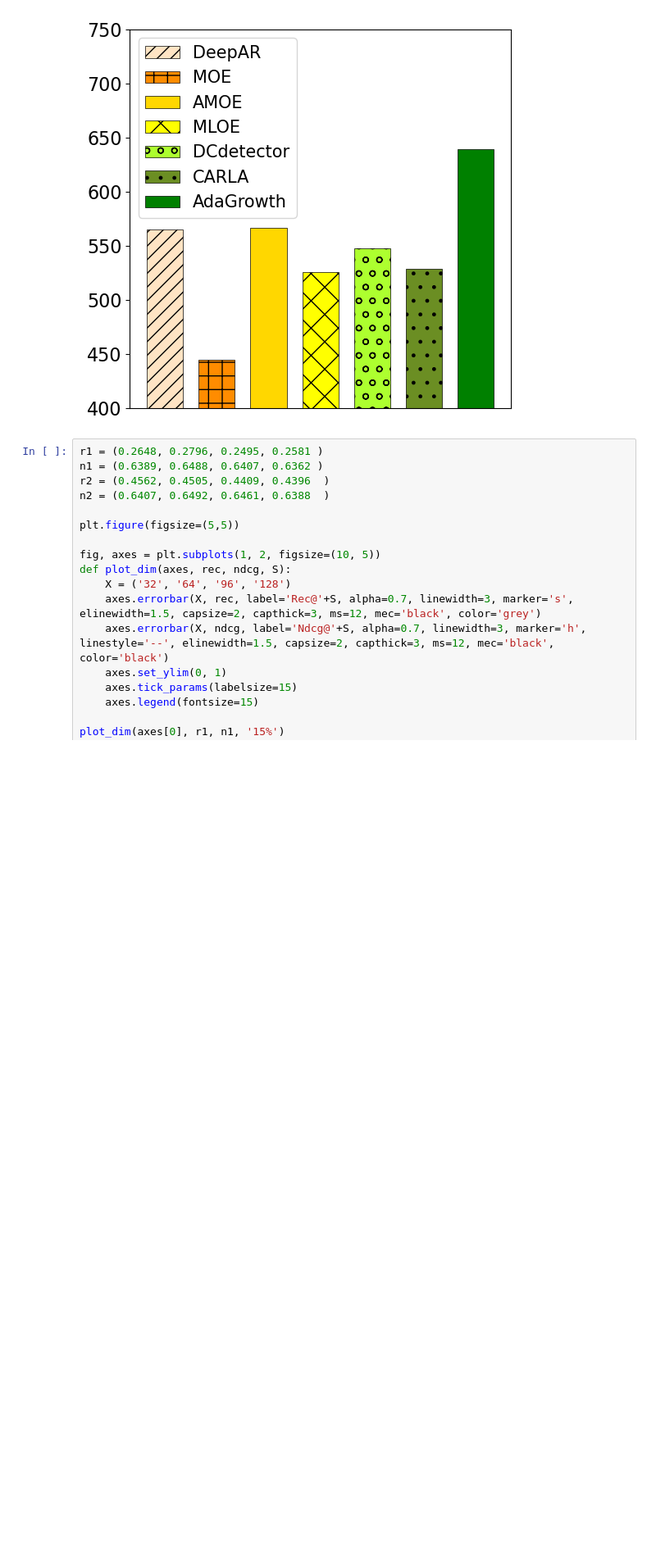
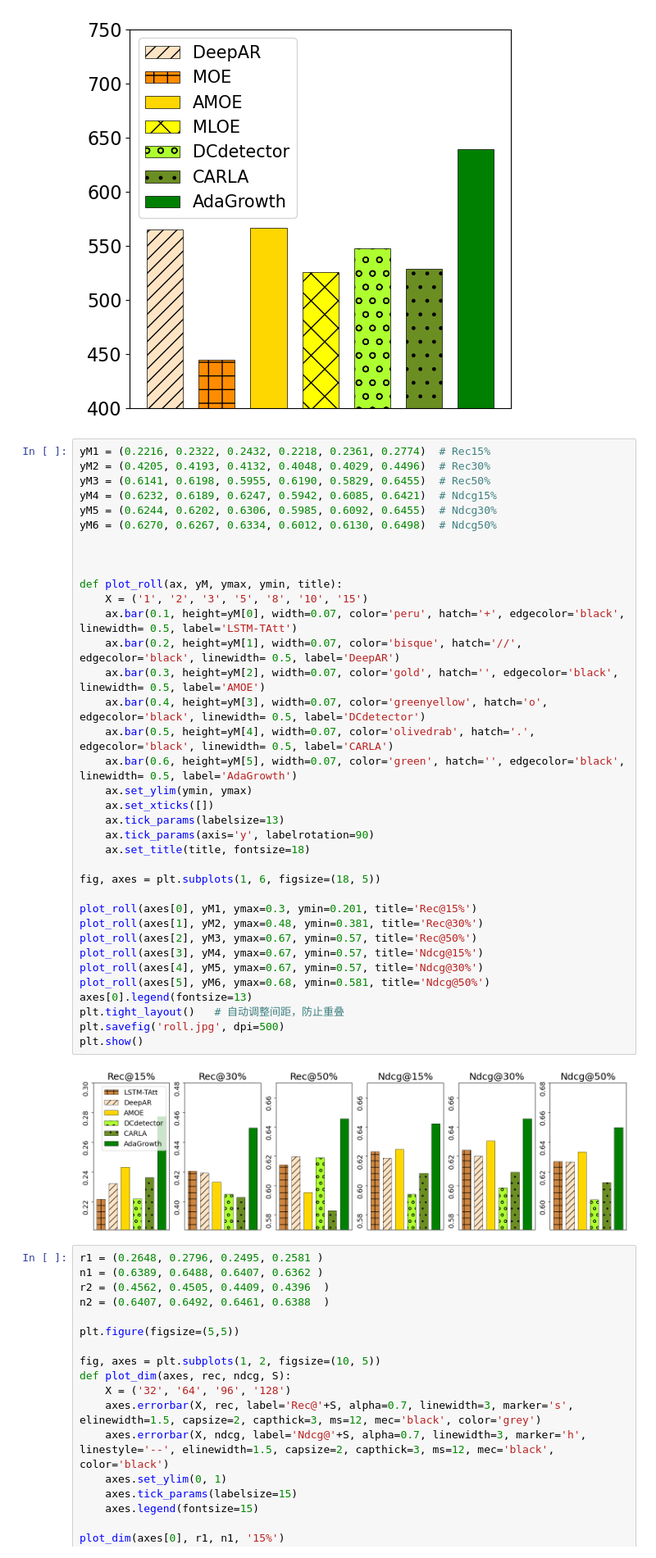
Before and after one commit to ZaccWu/RaisingTSA, a Jupyter notebook: _visualize.ipynb, the cells around one changed output. Shown at 82% size. Cells and saved outputs as stored; diff of their text form; blank space fills up the shorter version.

```diff
--- a/_visualize.ipynb
+++ b/_visualize.ipynb
@@ -81,6 +81,44 @@ plt.savefig('econ30.jpg', dpi=500)
 plt.show()
 # %% [output]
 [figure]
+# %%
+yM1 = (0.2216, 0.2322, 0.2432, 0.2218, 0.2361, 0.2774)  # Rec15%
+yM2 = (0.4205, 0.4193, 0.4132, 0.4048, 0.4029, 0.4496)  # Rec30%
+yM3 = (0.6141, 0.6198, 0.5955, 0.6190, 0.5829, 0.6455)  # Rec50%
+yM4 = (0.6232, 0.6189, 0.6247, 0.5942, 0.6085, 0.6421)  # Ndcg15%
+yM5 = (0.6244, 0.6202, 0.6306, 0.5985, 0.6092, 0.6455)  # Ndcg30%
+yM6 = (0.6270, 0.6267, 0.6334, 0.6012, 0.6130, 0.6498)  # Ndcg50%
+
+
+
+def plot_roll(ax, yM, ymax, ymin, title):
+    X = ('1', '2', '3', '5', '8', '10', '15')
+    ax.bar(0.1, height=yM[0], width=0.07, color='peru', hatch='+', edgecolor='black', linewidth= 0.5, label='LSTM-TAtt')
+    ax.bar(0.2, height=yM[1], width=0.07, color='bisque', hatch='//', edgecolor='black', linewidth= 0.5, label='DeepAR')
+    ax.bar(0.3, height=yM[2], width=0.07, color='gold', hatch='', edgecolor='black', linewidth= 0.5, label='AMOE')
+    ax.bar(0.4, height=yM[3], width=0.07, color='greenyellow', hatch='o', edgecolor='black', linewidth= 0.5, label='DCdetector')
+    ax.bar(0.5, height=yM[4], width=0.07, color='olivedrab', hatch='.', edgecolor='black', linewidth= 0.5, label='CARLA')
+    ax.bar(0.6, height=yM[5], width=0.07, color='green', hatch='', edgecolor='black', linewidth= 0.5, label='AdaGrowth')
+    ax.set_ylim(ymin, ymax)
+    ax.set_xticks([])
+    ax.tick_params(labelsize=13)
+    ax.tick_params(axis='y', labelrotation=90)
+    ax.set_title(title, fontsize=18)
+
+fig, axes = plt.subplots(1, 6, figsize=(18, 5))
+
+plot_roll(axes[0], yM1, ymax=0.3, ymin=0.201, title='Rec@15%')
+plot_roll(axes[1], yM2, ymax=0.48, ymin=0.381, title='Rec@30%')
+plot_roll(axes[2], yM3, ymax=0.67, ymin=0.57, title='Rec@50%')
+plot_roll(axes[3], yM4, ymax=0.67, ymin=0.57, title='Ndcg@15%')
+plot_roll(axes[4], yM5, ymax=0.67, ymin=0.57, title='Ndcg@30%')
+plot_roll(axes[5], yM6, ymax=0.68, ymin=0.581, title='Ndcg@50%')
+axes[0].legend(fontsize=13)
+plt.tight_layout()   # 自动调整间距，防止重叠
+plt.savefig('roll.jpg', dpi=500)
+plt.show()
+# %% [output]
+[figure, added]
 # %%
 r1 = (0.2648, 0.2796, 0.2495, 0.2581 )
 n1 = (0.6389, 0.6488, 0.6407, 0.6362 )
```
Also changed, not shown: 3 other files.
